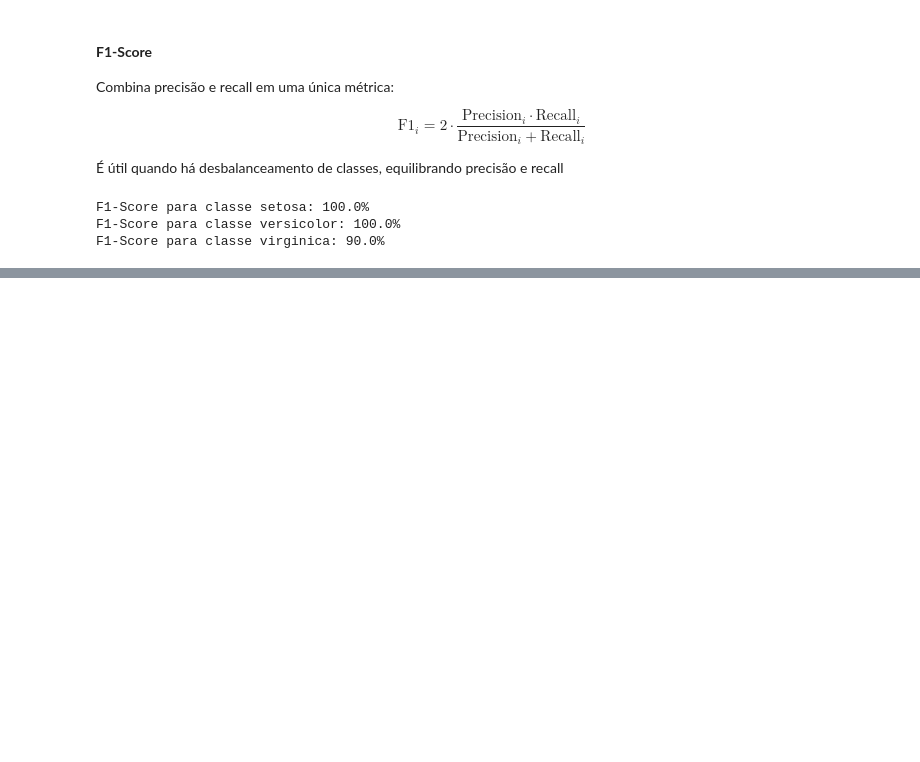
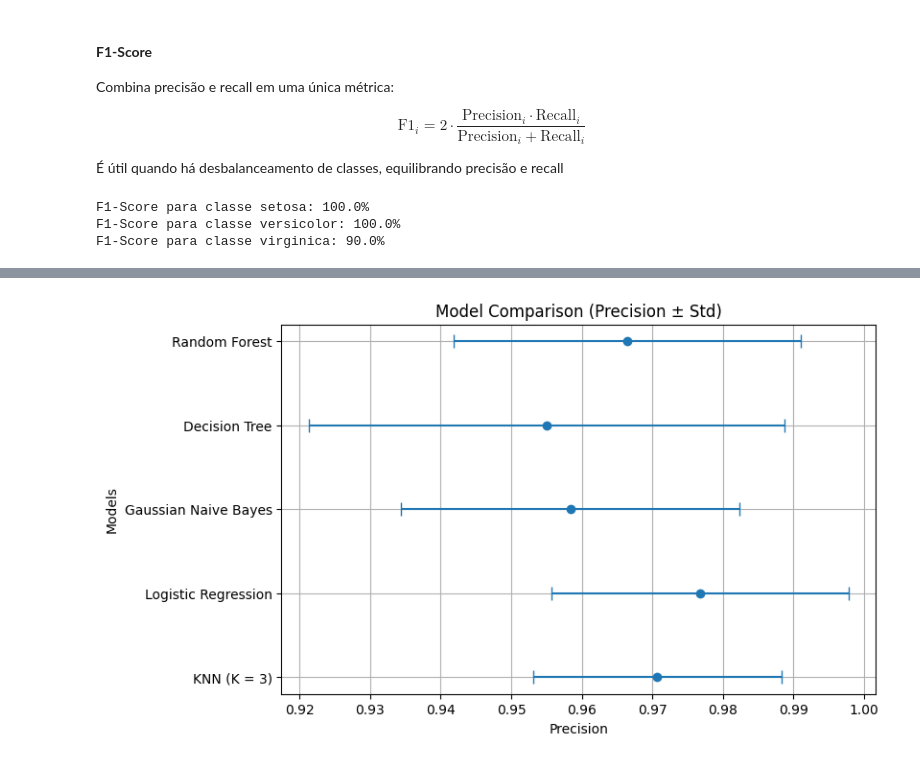
Before and after one commit to gabdourado/AI, a Jupyter notebook: ML/Foundations/Model-Evaluation/Classification_Metrics.ipynb, the cells around one changed output, grey strips where cells are left out. Saved outputs shown, nothing was run; the diff lists cells and outputs as text; code cells hidden in the pictures; blank space fills up the shorter version.

```diff
--- a/ML/Foundations/Model-Evaluation/Classification_Metrics.ipynb
+++ b/ML/Foundations/Model-Evaluation/Classification_Metrics.ipynb
@@ -201,0 +296,24 @@ F1-Score para classe virginica: 90.0%
+# %%
+means_precision = [r["Precision Mean"] for r in results]
+stds_precision = [r["Precision Std"] for r in results]
+
+plt.figure(figsize=(8,5))
+
+plt.errorbar(
+    means_precision,
+    y_pos,
+    xerr=stds_precision,
+    fmt='o',
+    capsize=5
+)
+
+plt.yticks(y_pos, models)
+plt.xlabel("Precision")
+plt.ylabel("Models")
+plt.title("Model Comparison (Precision ± Std)")
+
+plt.grid(True)
+
+plt.show()
+# %% [output]
+[figure, added]
```
Also changed, not shown: parts of 9 cells of this notebook.
